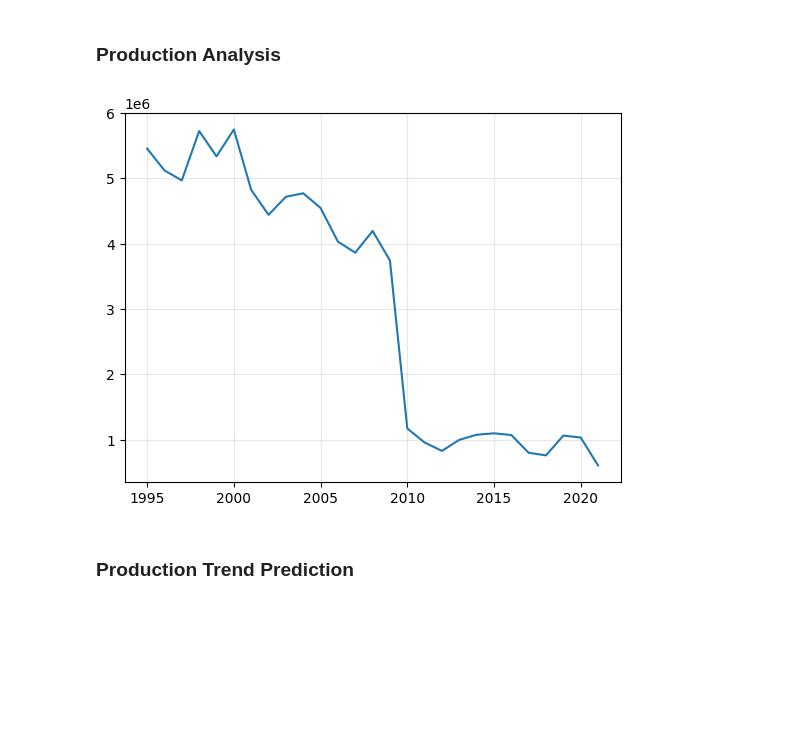
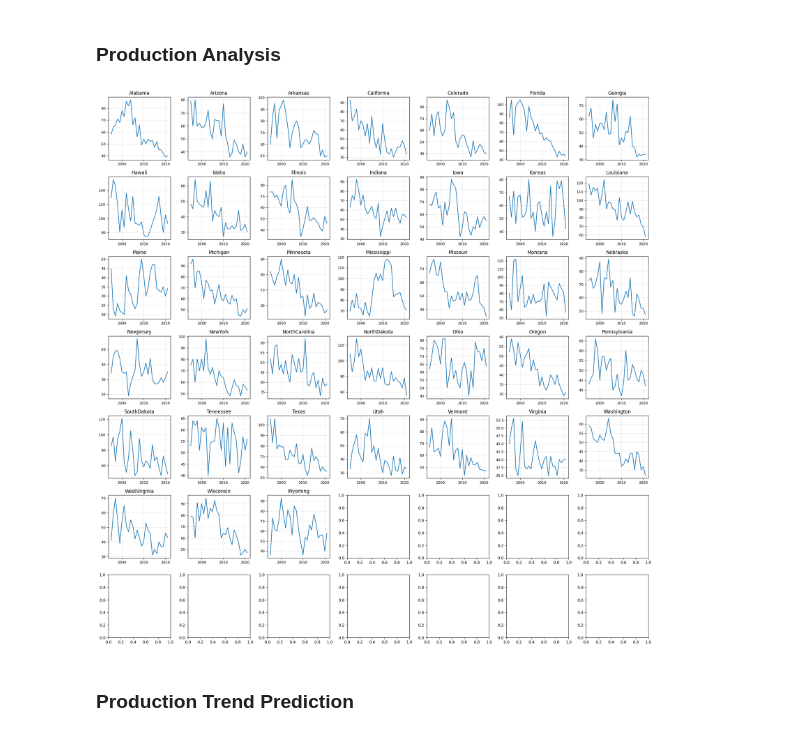
Before and after one commit to Ddav3/Bees_production_analysis, a Jupyter notebook: honey_production.ipynb, the cells around one changed output. Cells and saved outputs as stored; diff of their text form; code cells hidden in the pictures; blank space fills up the shorter version.

Commit message:
adjusted the global plots of info and utils updated. Last commit before apistox analysis

```diff
--- a/honey_production.ipynb
+++ b/honey_production.ipynb
@@ -11,9 +11,9 @@ import importlib
 importlib.reload(utils)
 from sklearn.model_selection import train_test_split
 from sklearn.linear_model import LinearRegression
-import streamlit as stl
 
 honey_production_df, apistox_df, bees_health_weather_dict = utils.load_bees_datasets()
+honey_production_df_copy = honey_production_df.copy()
 # %% [output]
  honey_production_df (1115, 9) : Done!
 
@@ -55,32 +64,9 @@ Number of rows with null/NaN: 0
 # %% [markdown]
 ### Production Analysis
 # %%
-honey_production_df = honey_production_df_copy.copy()
-
-# import numpy as np
-# state_group = []
-for state in honey_production_df.state.unique():
-    state_production = honey_production_df[honey_production_df.state == state]
-    #filtering for the states that have data for all the 27 years from 1995 to 2021
-    if len(state_production) < 27:
-        honey_production_df.drop(state_production.index, inplace=True)
-#     else:
-#         figure = plt.figure(figsize =(15,5))
-#         plot1 = figure.add_subplot(1, 2, 1)
-#         plot1.plot(state_production.year, state_production.yield_per_colony, marker = ".")
-#         plot1.set_title(str(state) + "'s yield per colony")
-#         plot2 = figure.add_subplot(1, 2, 2)
-#         plot2.plot(state_production.year, state_production.production, marker = ".")
-#         #plt.plot(state_production.year, state_production.yield_per_colony, marker = ".")
-#         plt.title(str(state) + "'s production")
-#         plt.show()
-        #plot = figure.add_subplot(int(np.sqrt(n_states)) +1, int(np.sqrt(n_states)) )
-
-
-plt.plot(honey_production_df.year.unique(), honey_production_df.groupby("year")["production"].mean())
-plt.grid(alpha = 0.3)
+utils.plot_all(honey_production_df, "state", "year", "yield_per_colony")
 # %% [output]
-[figure, old version]
+[figure, new version]
 # %% [markdown]
 ### Production Trend Prediction
 # %%
```
Also changed, not shown: parts of 1 cell of this notebook, 1 other file.
